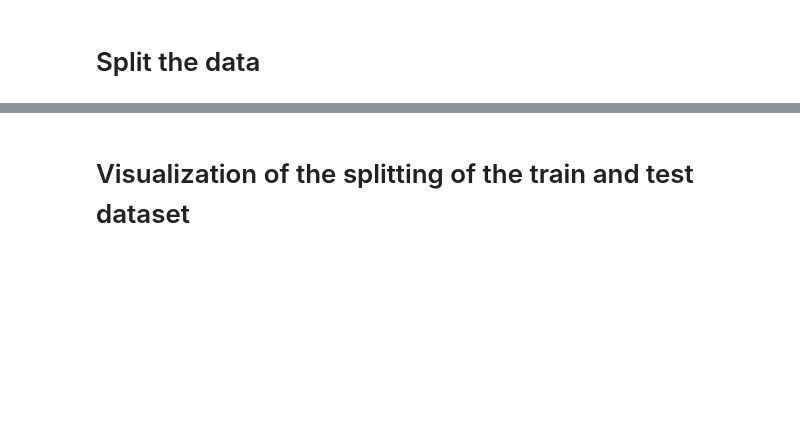
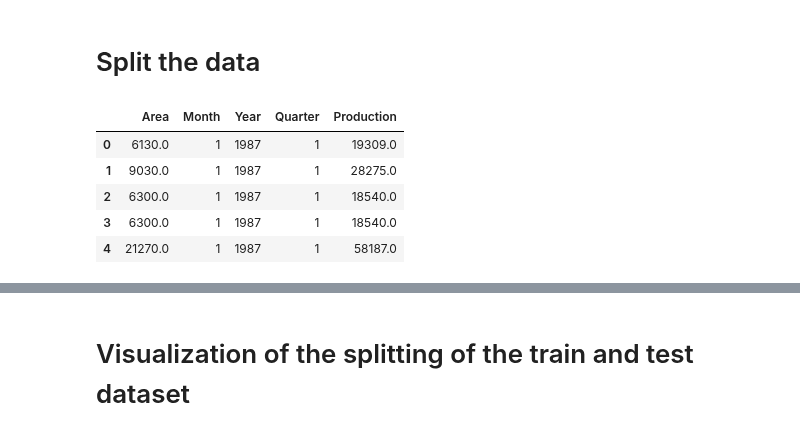
Before and after one commit to kazeulo/Project_197, a Jupyter notebook: ML_algorithms/linear_regression.ipynb, the cells around one changed output, grey strips where cells are left out. Drawn from its saved outputs; the diff is of its cells as text; code cells hidden in the pictures; blank space fills up the shorter version.

```diff
--- a/ML_algorithms/linear_regression.ipynb
+++ b/ML_algorithms/linear_regression.ipynb
@@ -141,3 +138,13 @@ from sklearn.model_selection import train_test_split
 
 # train-test split, shuffle set to none when dealing TS
 x_train, x_test, y_train, y_test = train_test_split(x, y, test_size=0.3, random_state=42, shuffle=False)
+# %%
+var_corr = pd.concat([x_train, y_train], axis=1)
+var_corr.head()
+# %% [output]
+|  | Area | Month | Year | Quarter | Production |
+| 0 | 6130.0 | 1 | 1987 | 1 | 19309.0 |
+| 1 | 9030.0 | 1 | 1987 | 1 | 28275.0 |
+| 2 | 6300.0 | 1 | 1987 | 1 | 18540.0 |
+| 3 | 6300.0 | 1 | 1987 | 1 | 18540.0 |
+| 4 | 21270.0 | 1 | 1987 | 1 | 58187.0 |
```
Also changed, not shown: parts of 83 cells of this notebook.
